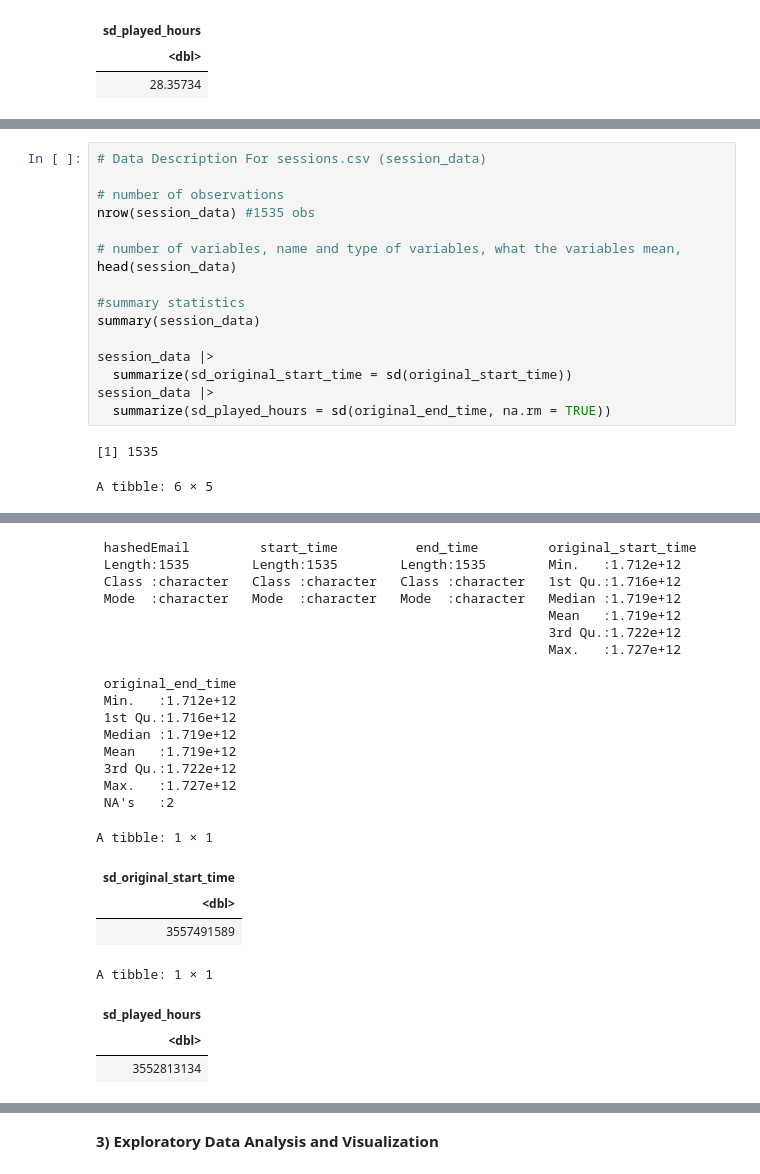
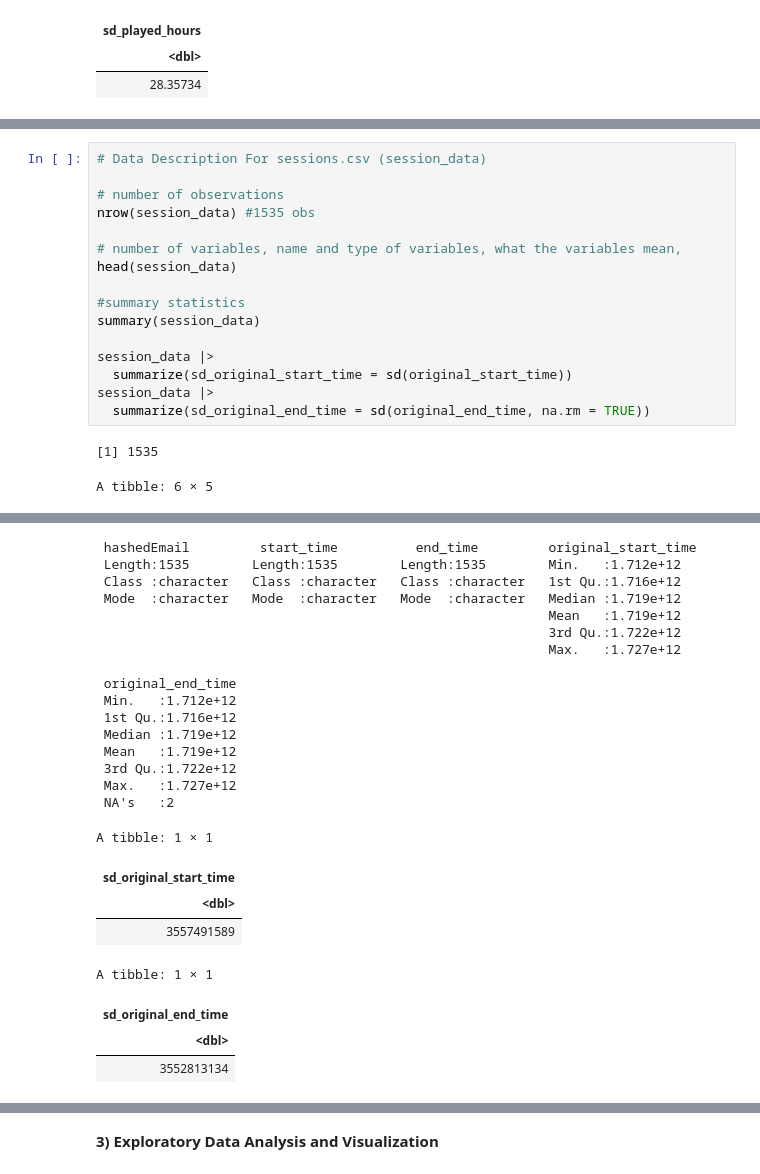
Before and after one commit to chrislee330/dsci-100-project-indiv, a Jupyter notebook: individual.ipynb, the cells around one changed output, grey strips where cells are left out. Saved outputs shown, nothing was run; the diff lists cells and outputs as text.

```diff
--- a/individual.ipynb
+++ b/individual.ipynb
@@ -143,40 +131,40 @@ summary(session_data)
 session_data |>
   summarize(sd_original_start_time = sd(original_start_time))
 session_data |>
-  summarize(sd_played_hours = sd(original_end_time, na.rm = TRUE))
+  summarize(sd_original_end_time = sd(original_end_time, na.rm = TRUE))
 # %% [output]
 [1] 1535
 A tibble: 6 × 5
 | hashedEmail | start_time | end_time | original_start_time | original_end_time |
 | <chr> | <chr> | <chr> | <dbl> | <dbl> |
 | bfce39c89d6549f2bb94d8064d3ce69dc... | 30/06/2024 18:12 | 30/06/2024 18:24 | 1.71977e+12 | 1.71977e+12 |
 | 36d9cbb4c6bc0c1a6911436d2da0d09ec... | 17/06/2024 23:33 | 17/06/2024 23:46 | 1.71867e+12 | 1.71867e+12 |
 | f8f5477f5a2e53616ae37421b1c660b97... | 25/07/2024 17:34 | 25/07/2024 17:57 | 1.72193e+12 | 1.72193e+12 |
 | bfce39c89d6549f2bb94d8064d3ce69dc... | 25/07/2024 03:22 | 25/07/2024 03:58 | 1.72188e+12 | 1.72188e+12 |
 | 36d9cbb4c6bc0c1a6911436d2da0d09ec... | 25/05/2024 16:01 | 25/05/2024 16:12 | 1.71665e+12 | 1.71665e+12 |
 | bfce39c89d6549f2bb94d8064d3ce69dc... | 23/06/2024 15:08 | 23/06/2024 17:10 | 1.71916e+12 | 1.71916e+12 |
  hashedEmail         start_time          end_time         original_start_time
  Length:1535        Length:1535        Length:1535        Min.   :1.712e+12
  Class :character   Class :character   Class :character   1st Qu.:1.716e+12
  Mode  :character   Mode  :character   Mode  :character   Median :1.719e+12
                                                           Mean   :1.719e+12
                                                           3rd Qu.:1.722e+12
                                                           Max.   :1.727e+12
 
  original_end_time
  Min.   :1.712e+12
  1st Qu.:1.716e+12
  Median :1.719e+12
  Mean   :1.719e+12
  3rd Qu.:1.722e+12
  Max.   :1.727e+12
  NA's   :2
 A tibble: 1 × 1
 | sd_original_start_time |
 | <dbl> |
 | 3557491589 |
 A tibble: 1 × 1
-| sd_played_hours |
+| sd_original_end_time |
 | <dbl> |
 | 3552813134 |
 # %% [markdown]
```
Also changed, not shown: parts of 8 cells of this notebook.
